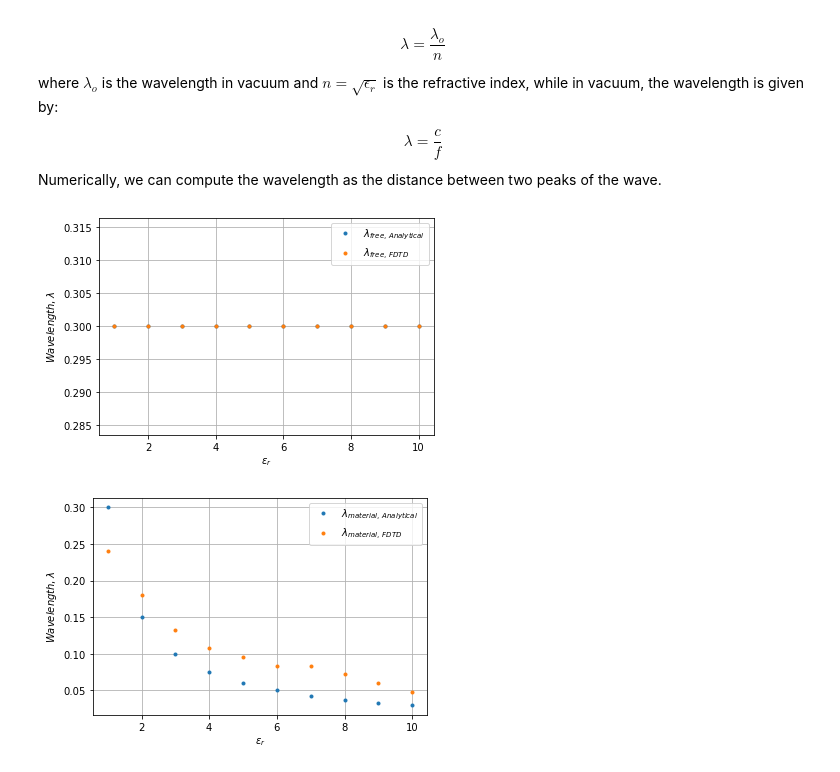
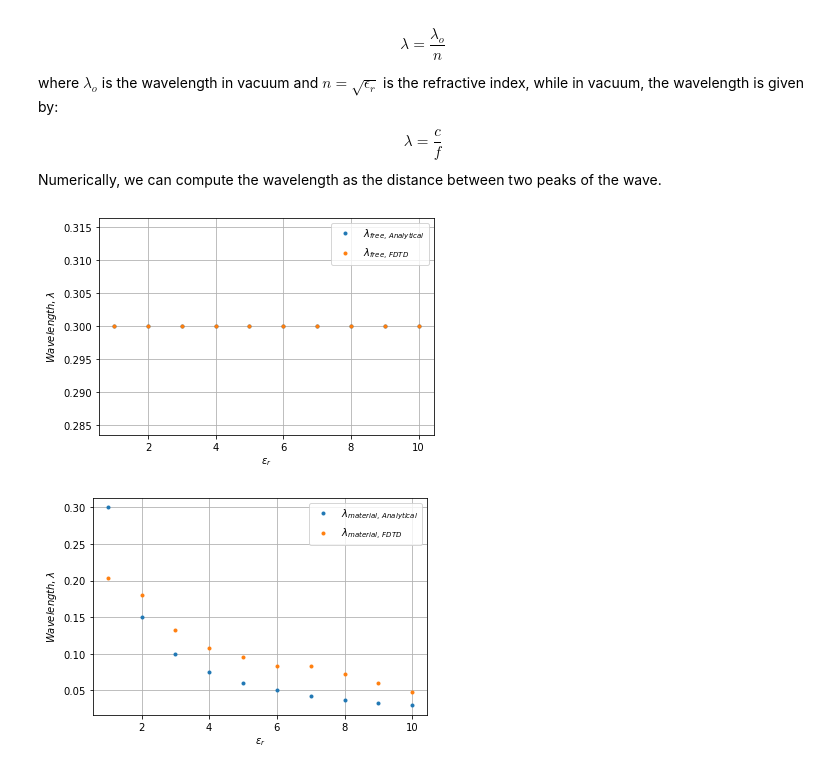
Before and after one commit to aretselis/msc-computational-physics, a Jupyter notebook: Courses/Computational Electromagnetism and Applications (ΥΦΥ203)/Problem Sets/set_3/retselis_set3.ipynb, the cells around one changed output. Saved outputs shown, nothing was run; the diff lists cells and outputs as text; code cells hidden in the pictures.

```diff
--- a/Courses/Computational Electromagnetism and Applications (ΥΦΥ203)/Problem Sets/set_3/retselis_set3.ipynb
+++ b/Courses/Computational Electromagnetism and Applications (ΥΦΥ203)/Problem Sets/set_3/retselis_set3.ipynb
@@ -465,7 +465,7 @@ def reclected_electric_field_calculator(epsilon_r):
     if epsilon_r ==1:
         index = np.argmax(Ez_recording[0:350, 295])
         index_2 = np.argmax(Ez_recording[index,275:285])
-        lam_mat_num = (295-275-index_2)*dx
+        lam_mat_num = (295-278-index_2)*dx
     elif epsilon_r < 6:
         index = np.argmax(Ez_recording[0:350, 295])
         index_2 = np.argmax(Ez_recording[index,275:285])
@@ -484,31 +484,31 @@ def reclected_electric_field_calculator(epsilon_r):
 e_r_values = np.array([1, 2, 3, 4, 5, 6, 7, 8, 9, 10])
 lambda_vac_analytical = np.zeros(10)
 lambda_vac_numerical = np.zeros(10)
 lambda_mat_analytical = np.zeros(10)
 lambda_mat_numerical = np.zeros(10)
 
 for i in range(0, 10):
     current_e_r = e_r_values[i]
     lambda_vac_analytical[i], lambda_vac_numerical[i], lambda_mat_numerical[i] = reclected_electric_field_calculator(current_e_r)
     lambda_mat_analytical[i] = lambda_vac_analytical[i]/current_e_r
 
 plt.figure()
 plt.plot(e_r_values, lambda_vac_analytical, '.', label=r'$\lambda_{free,\:Analytical}$')
 plt.plot(e_r_values, lambda_vac_numerical, '.', label=r'$\lambda_{free,\:FDTD}$')
 plt.grid()
 plt.legend()
 plt.xlabel(r'$\epsilon_{r}$')
 plt.ylabel(r'$Wave length, \lambda$')
 plt.show()
 
 plt.figure()
 plt.plot(e_r_values, lambda_mat_analytical, '.', label=r'$\lambda_{material,\:Analytical}$')
 plt.plot(e_r_values, lambda_mat_numerical, '.', label=r'$\lambda_{material,\:FDTD}$')
 plt.grid()
 plt.legend()
 plt.xlabel(r'$\epsilon_{r}$')
 plt.ylabel(r'$Wave length, \lambda$')
 plt.show()
 # %% [output]
 [figure]
-[figure, old version]
+[figure, new version]
```
Also changed, not shown: parts of 3 cells of this notebook.
